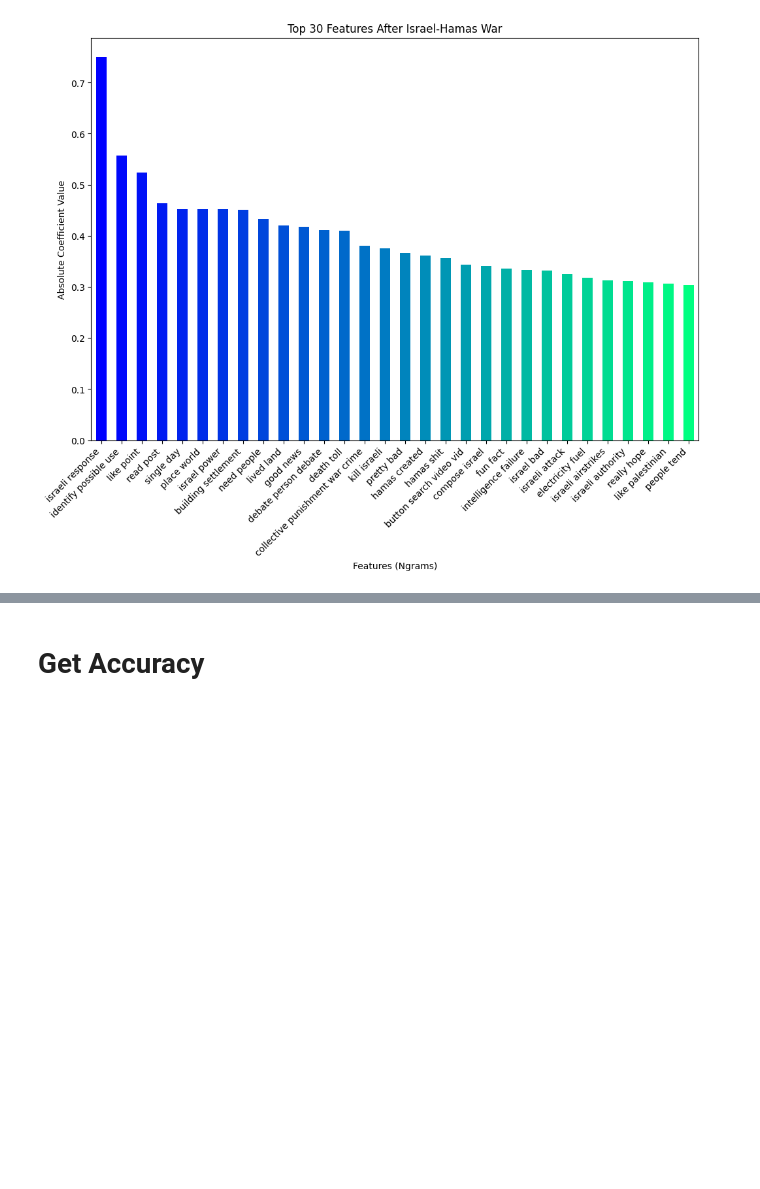
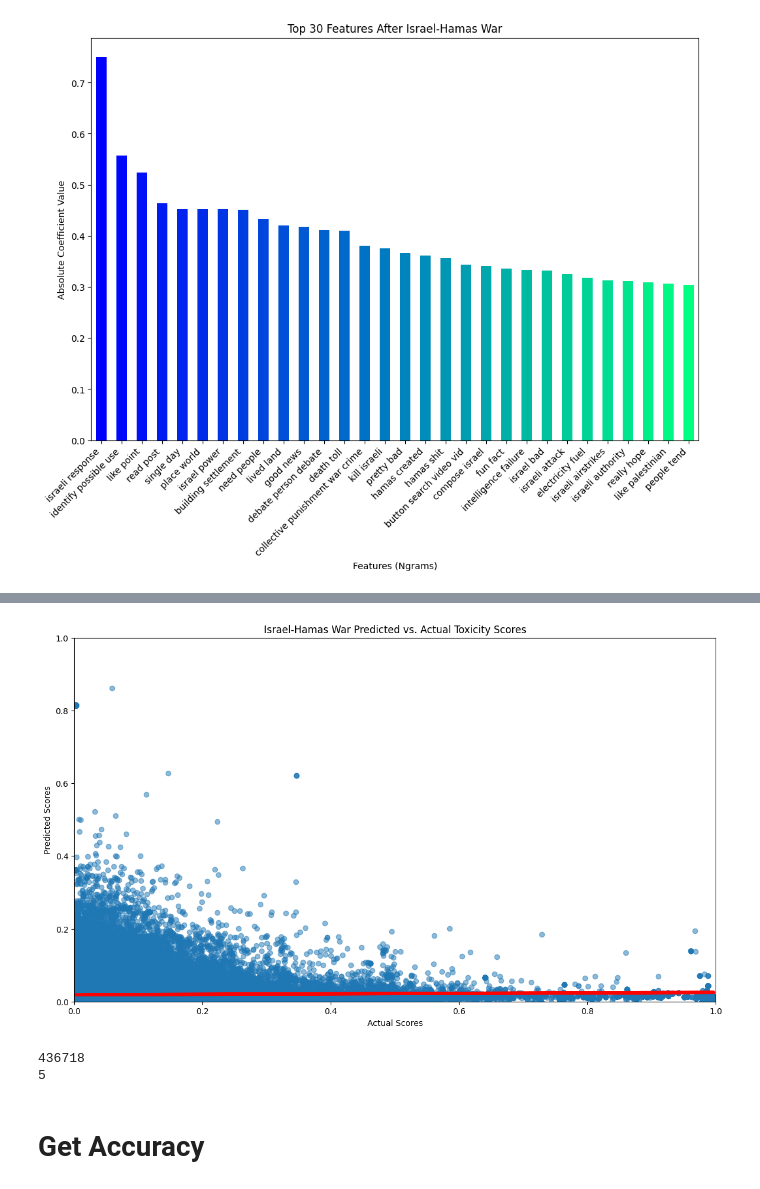
Before and after one commit to JordanMiner/Social_Media_and_Conflict, a Jupyter notebook: israel_gaza.ipynb, the cells around one changed output, grey strips where cells are left out. Drawn from its saved outputs; the diff is of its cells as text; code cells hidden in the pictures; blank space fills up the shorter version.

```diff
--- a/israel_gaza.ipynb
+++ b/israel_gaza.ipynb
@@ -848,3 +854,34 @@ plt.show()
+# %%
+import numpy as np
+import matplotlib.pyplot as plt
+
+
+# Create the plot
+plt.figure(figsize=(14, 8))
+plt.scatter(reddit_after_doc_toxicity_scores, predicted_tox_scores, alpha=0.5)
+plt.title('Israel-Hamas War Predicted vs. Actual Toxicity Scores')
+plt.xlabel('Actual Scores')
+plt.ylabel('Predicted Scores')
+plt.ylim(0, 1)
+plt.xlim(0, 1)
+
+# Calculate the line of best fit
+slope, intercept = np.polyfit(reddit_after_doc_toxicity_scores, predicted_tox_scores, 1)
+line = slope * reddit_after_doc_toxicity_scores + intercept
+
+# Plot the line of best fit
+plt.plot(reddit_after_doc_toxicity_scores, line, 'r-', linewidth=4)  # 'r-' makes the line red
+# plt.plot([reddit_after_doc_toxicity_scores.min(), reddit_after_doc_toxicity_scores.max()], [reddit_after_doc_toxicity_scores.min(), reddit_after_doc_toxicity_scores.max()], 'k--', lw=4)
+
+plt.show()
+# %% [output]
+[figure, added]
+# %%
+print(len(predicted_tox_scores))
+print(len(reddit_after_doc_toxicity_scores))
+# %% [output]
+436718
+5
 # %% [markdown]
 # Get Accuracy
 # %%
```
Also changed, not shown: parts of 4 cells of this notebook, 5 other files.
